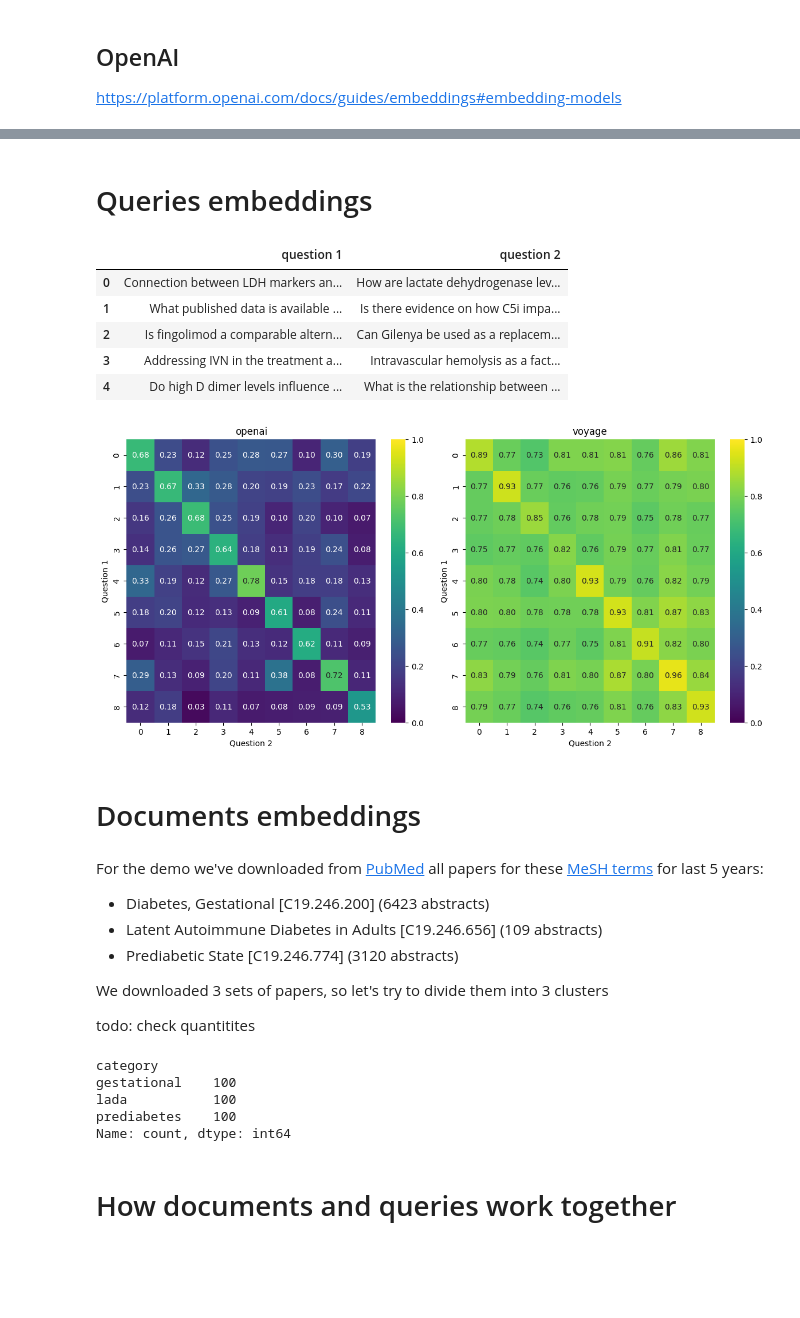
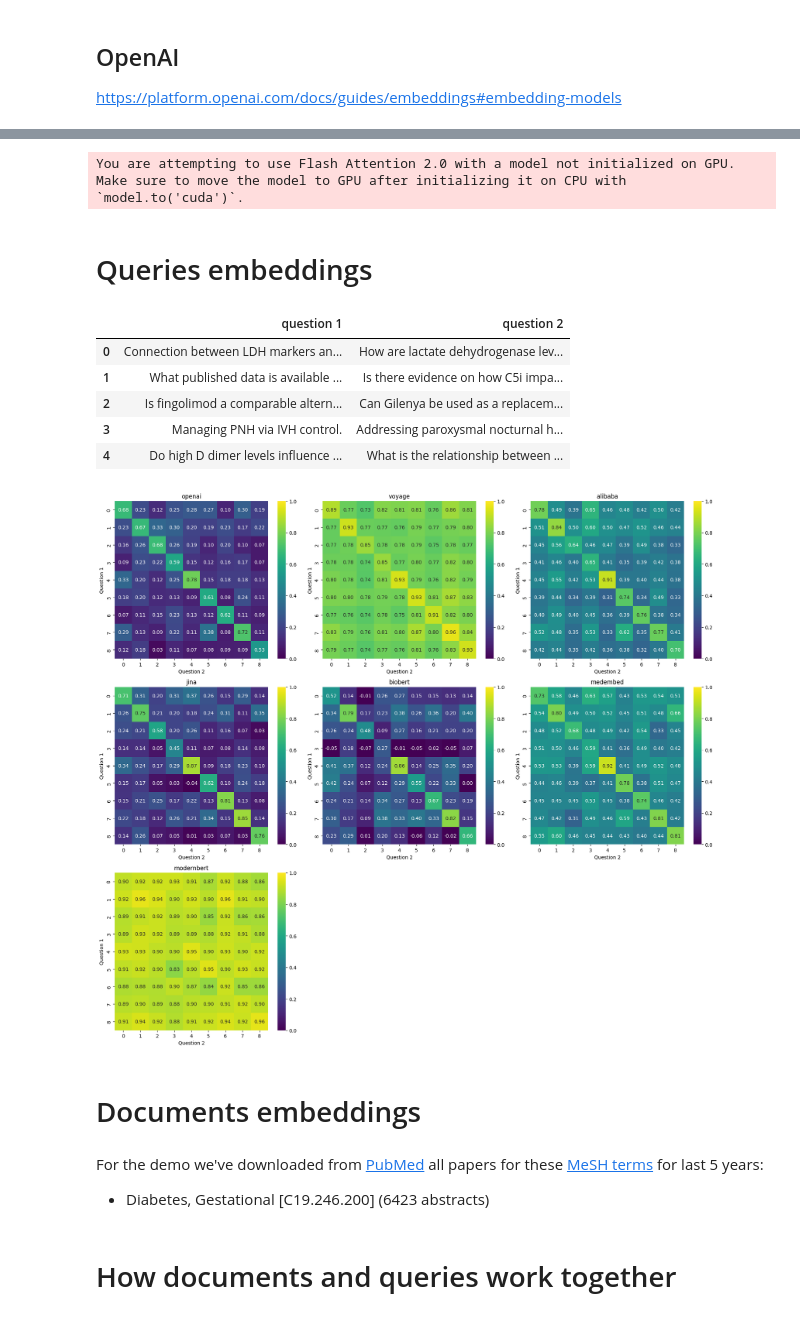
Before and after one commit to chakchurina/embedding-model-selection, a Jupyter notebook: embedding_analysis.ipynb, the cells around one changed output, grey strips where cells are left out. Saved outputs shown, nothing was run; the diff lists cells and outputs as text; code cells hidden in the pictures; blank space fills up the shorter version.

Commit message:
add modernbert

```diff
--- a/embedding_analysis.ipynb
+++ b/embedding_analysis.ipynb
@@ -173,14 +218,28 @@ def get_medembed(texts):
+# %%
+tokenizer_modernbert = AutoTokenizer.from_pretrained("answerdotai/ModernBERT-base")
+model_modernbert = AutoModel.from_pretrained("answerdotai/ModernBERT-base", torch_dtype=torch.float16).to(device)
+
+def get_modernbert(texts):
+    encoded_input_modernbert = tokenizer_modernbert(texts, padding=True, truncation=True, return_tensors="pt", max_length=50).to(device)
+    with torch.no_grad():
+        model_output_modernbert = model_modernbert(**encoded_input_modernbert)
+    embeddings_modernbert = mean_pooling(model_output_modernbert, encoded_input_modernbert['attention_mask'])
+    embeddings_modernbert = F.normalize(embeddings_modernbert, p=2, dim=1).tolist()
+    return embeddings_modernbert
+# %% [output]
+You are attempting to use Flash Attention 2.0 with a model not initialized on GPU. Make sure to move the model to GPU after initializing it on CPU with `model.to('cuda')`.
 # %%
-methods = [
-    ("openai", get_openai, 1000),
-    ("voyage", get_voyageai, 100),
-    # ("alibaba", get_alibaba, 8),
-    # ("jina", get_jina, 8),
-    # ("biobert", get_biobert, 8),
-    # ("medembed", get_medembed, 8)
+models = [
+    ("openai", get_openai, tokenizer_openai),
+    ("voyage", get_voyageai, tokenizer_voyage),
+    ("alibaba", get_alibaba, tokenizer_alibaba),
+    ("jina", get_jina, tokenizer_jina),
+    ("biobert", get_biobert, tokenizer_biobert),
+    ("medembed", get_medembed, tokenizer_medembed),
+    ("modernbert", get_modernbert, tokenizer_modernbert)
 ]
 # %%
-def get_embeddings(texts, model, method, batch_size=100):
+def get_embeddings(texts, model, method, batch_size=128):
     embeddings = []
     for i in tqdm(range(0, len(texts), batch_size), desc=f"Processing {model}"):
         batch_texts = texts[i:i + batch_size]
@@ -194,7 +253,7 @@ queries_pairs = [
     ("Сonnection between LDH markers and persistent exhaustion", "How are lactate dehydrogenase levels and chronic fatigue related?"),
     ("What published data is available for impact on daily activities with anti-C5 therapy?", "Is there evidence on how C5i impacts patients' ability to perform daily tasks?"),
     ("Is fingolimod a comparable alternative to dimethyl fumarate in multiple sclerosis management?", "Can Gilenya be used as a replacement for Tecfidera in treating multiple sclerosis?"),
-    ("Addressing IVN in the treatment approach for PNH.", "Intravascular hemolysis as a factor in managing paroxysmal nocturnal hemoglobinuria."),
+    ("Managing PNH via IVH control.", "Addressing paroxysmal nocturnal hemoglobinuria through the regulation of intravascular hemolysis."),
     ("Do high D dimer levels influence the risk of developing blood clots?", "What is the relationship between elevated D-dimer levels and thrombosis risk?"),
     ("How long have you been ill?", "Since when have you been experiencing these symptoms?"),
     ("Optical coherence tomography applications in diagnosing retinal diseases.", "What is the use of OCT in clinical assessments for retinal disorders?"),
@@ -209,38 +268,32 @@ queries_df.head()
 | 0 | Сonnection between LDH markers an... | How are lactate dehydrogenase lev... |
 | 1 | What published data is available ... | Is there evidence on how C5i impa... |
 | 2 | Is fingolimod a comparable altern... | Can Gilenya be used as a replacem... |
-| 3 | Addressing IVN in the treatment a... | Intravascular hemolysis as a fact... |
+| 3 | Managing PNH via IVH control. | Addressing paroxysmal nocturnal h... |
 | 4 | Do high D dimer levels influence ... | What is the relationship between ... |
 # %%
-plt.figure(figsize=(18, 11))
+plt.figure(figsize=(18, 16))
 
-for i, (model, method, _) in enumerate(methods, start=1):
+for i, (model, method, _) in enumerate(models, start=1):
     embeddings_q1 = get_embeddings(queries_df["question 1"].tolist(), model, method)
     embeddings_q2 = get_embeddings(queries_df["question 2"].tolist(), model, method)
 
     similarity_matrix = cosine_similarity(embeddings_q1, embeddings_q2)
 
-    plt.subplot(2, 3, i)  # line, columns, i
+    plt.subplot(3, 3, i)  # lines, columns, i
     sns.heatmap(similarity_matrix, annot=True, fmt=".2f", cmap='viridis', cbar=True, vmin=0, vmax=1)
     plt.title(model)
 
     plt.xlabel('Question 2')
     plt.ylabel('Question 1')
 
 plt.tight_layout()
 plt.show()
 # %% [output]
-[figure, old version]
+[figure, new version]
 # %% [markdown]
 # Documents embeddings
 # %% [markdown]
 For the demo we've downloaded from [PubMed](https://pubmed.ncbi.nlm.nih.gov/) all papers for these [MeSH terms](https://meshb.nlm.nih.gov/treeView) for last 5 years:
 
 - Diabetes, Gestational [C19.246.200] (6423 abstracts)
-- Latent Autoimmune Diabetes in Adults [C19.246.656] (109 abstracts)
-- Prediabetic State [C19.246.774] (3120 abstracts)
-
-We downloaded 3 sets of papers, so let's try to divide them into 3 clusters
-
-todo: check quantitites
 # %%
@@ -251,12 +301 @@ documents_df = documents_df.groupby('category').apply(lambda x: x.sample(n=100,
-# %%
-# todo should this be balanced?
-
-category_counts = documents_df['category'].value_counts()
-category_counts
-# %% [output]
-category
-gestational    100
-lada           100
-prediabetes    100
-Name: count, dtype: int64
 # %%
```
Also changed, not shown: parts of 41 cells of this notebook.
